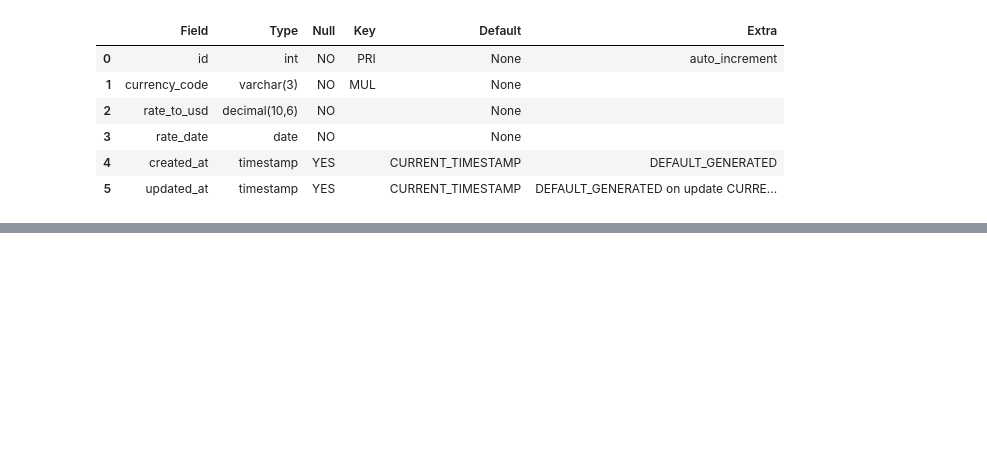
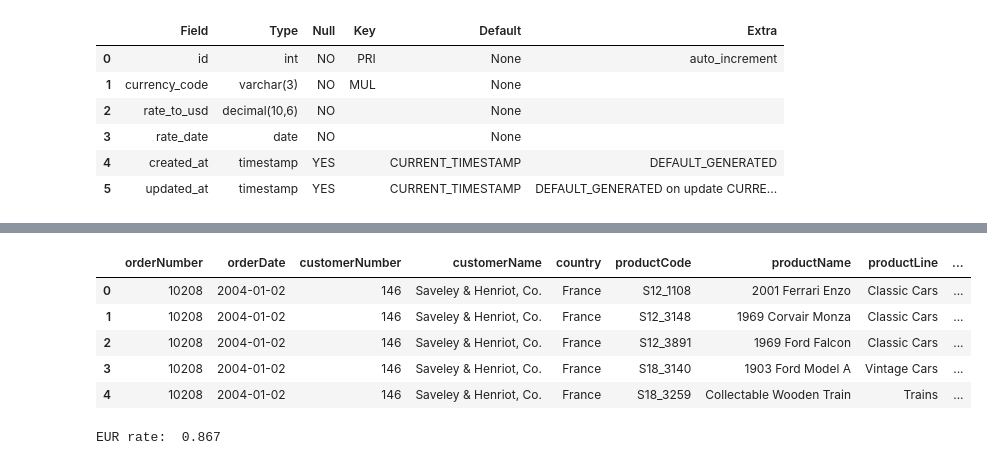
Before and after one commit to OlenaBabko/DataAnalytics_DataLovesAcademy, a Jupyter notebook: modul_12_Python integration with DB and API_ETL processes_Transactions/hw/HW_12_3_Working_with_API_creating_ETL_pipeline.ipynb, the cells around one changed output, grey strips where cells are left out. Drawn from its saved outputs; the diff is of its cells as text; code cells hidden in the pictures; blank space fills up the shorter version.

```diff
--- a/modul_12_Python integration with DB and API_ETL processes_Transactions/hw/HW_12_3_Working_with_API_creating_ETL_pipeline.ipynb
+++ b/modul_12_Python integration with DB and API_ETL processes_Transactions/hw/HW_12_3_Working_with_API_creating_ETL_pipeline.ipynb
@@ -488,0 +522,22 @@ Rows: 3
+# %%
+# ["total_profit"]
+
+df_orders_2004["total_profit"] = (
+    df_orders_2004["profit_per_item"] * df_orders_2004["quantityOrdered"]
+)
+display(df_orders_2004.head())
+# %% [output]
+|  | orderNumber | orderDate | customerNumber | customerName | country | productCode | productName | productLine | ... |
+| 0 | 10208 | 2004-01-02 | 146 | Saveley & Henriot, Co. | France | S12_1108 | 2001 Ferrari Enzo | Classic Cars | ... |
+| 1 | 10208 | 2004-01-02 | 146 | Saveley & Henriot, Co. | France | S12_3148 | 1969 Corvair Monza | Classic Cars | ... |
+| 2 | 10208 | 2004-01-02 | 146 | Saveley & Henriot, Co. | France | S12_3891 | 1969 Ford Falcon | Classic Cars | ... |
+| 3 | 10208 | 2004-01-02 | 146 | Saveley & Henriot, Co. | France | S18_3140 | 1903 Ford Model A | Vintage Cars | ... |
+| 4 | 10208 | 2004-01-02 | 146 | Saveley & Henriot, Co. | France | S18_3259 | Collectable Wooden Train | Trains | ... |
+# %%
+# eur_rate for total_amount_eur
+eur_rate = df_currency_rates.loc[
+    df_currency_rates["currency_code"] == "EUR", "rate_to_usd"].iloc[0]
+
+print("EUR rate: ", eur_rate)
+# %% [output]
+EUR rate:  0.867
```
Also changed, not shown: parts of 22 cells of this notebook.
